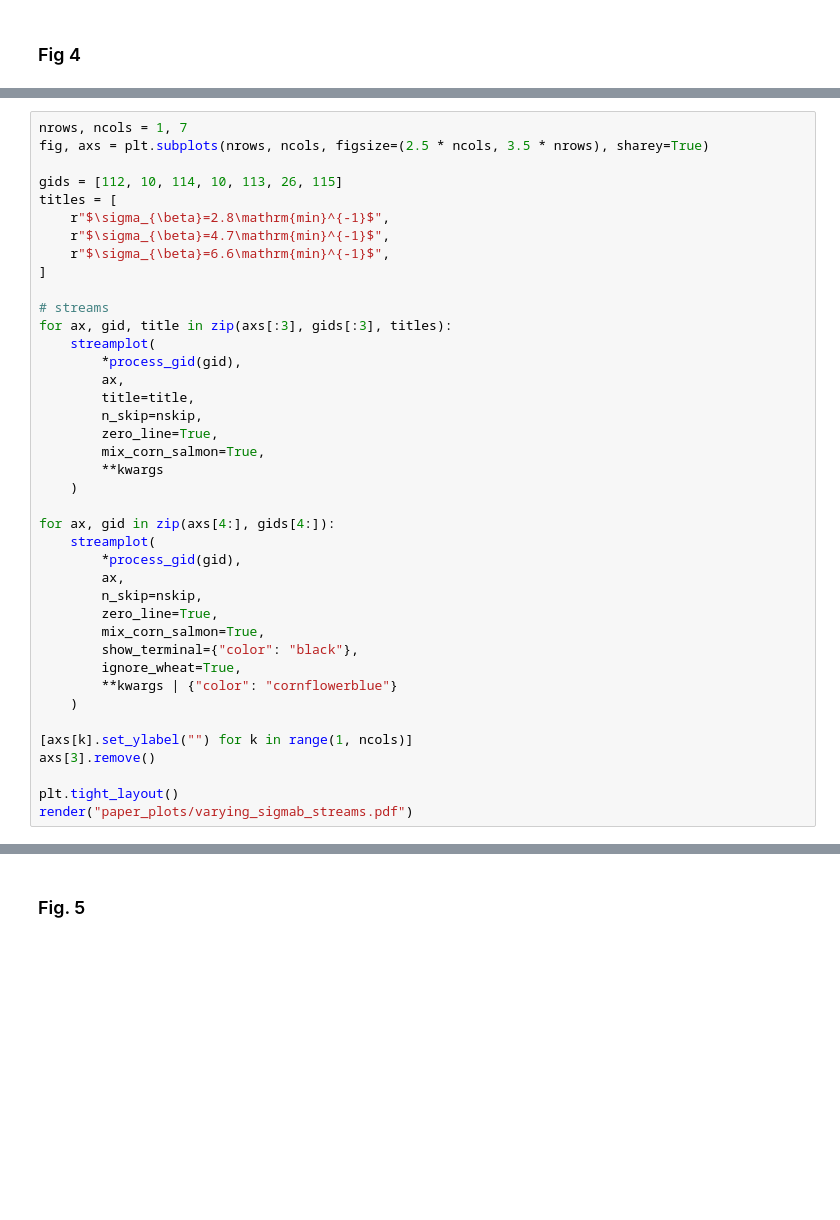
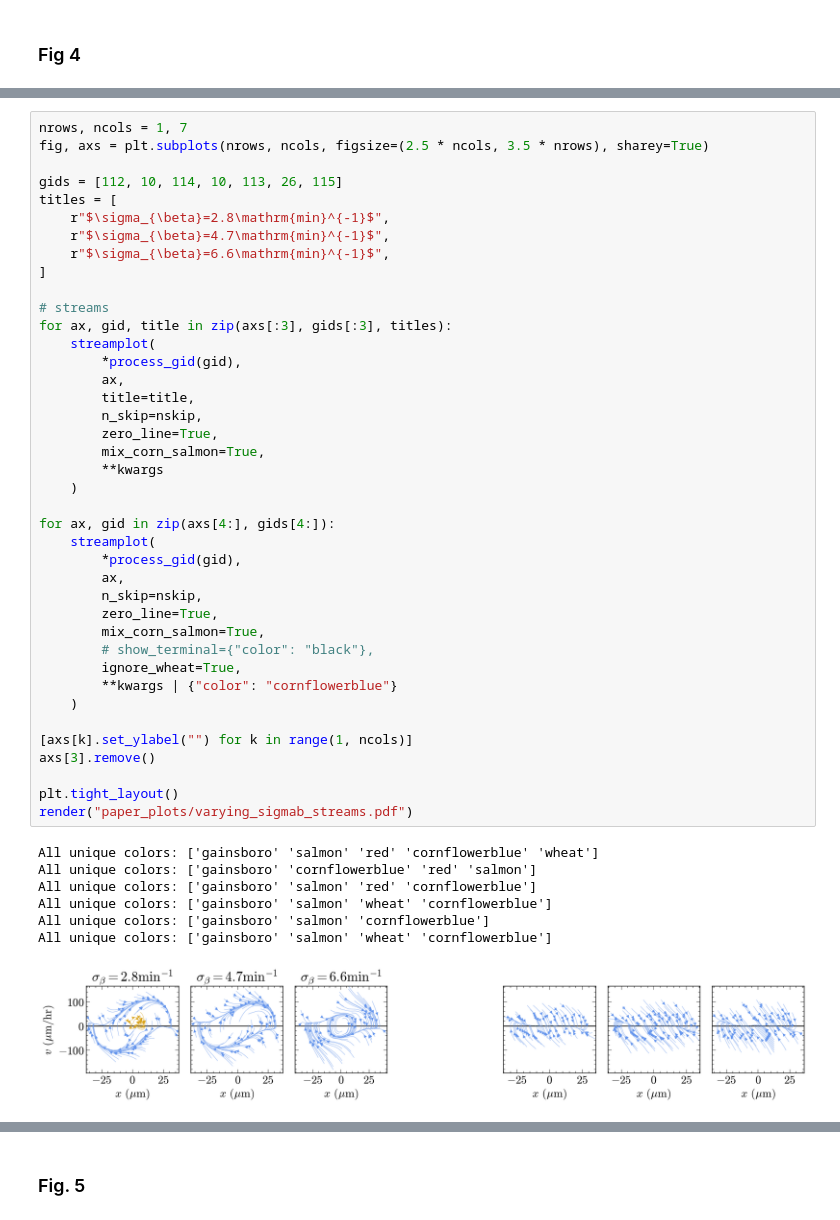
Before and after one commit to pedromzadeh/hopper, a Jupyter notebook: processing/streams.ipynb, the cells around one changed output, grey strips where cells are left out. Cells and saved outputs as stored; diff of their text form; blank space fills up the shorter version.

```diff
--- a/processing/streams.ipynb
+++ b/processing/streams.ipynb
@@ -379,34 +409,42 @@ titles = [
 ]
 
 # streams
 for ax, gid, title in zip(axs[:3], gids[:3], titles):
     streamplot(
         *process_gid(gid),
         ax,
         title=title,
         n_skip=nskip,
         zero_line=True,
         mix_corn_salmon=True,
         **kwargs
     )
 
 for ax, gid in zip(axs[4:], gids[4:]):
     streamplot(
         *process_gid(gid),
         ax,
         n_skip=nskip,
         zero_line=True,
         mix_corn_salmon=True,
-        show_terminal={"color": "black"},
+        # show_terminal={"color": "black"},
         ignore_wheat=True,
         **kwargs | {"color": "cornflowerblue"}
     )
 
 [axs[k].set_ylabel("") for k in range(1, ncols)]
 axs[3].remove()
 
 plt.tight_layout()
 render("paper_plots/varying_sigmab_streams.pdf")
+# %% [output]
+All unique colors: ['gainsboro' 'salmon' 'red' 'cornflowerblue' 'wheat']
+All unique colors: ['gainsboro' 'cornflowerblue' 'red' 'salmon']
+All unique colors: ['gainsboro' 'salmon' 'red' 'cornflowerblue']
+All unique colors: ['gainsboro' 'salmon' 'wheat' 'cornflowerblue']
+All unique colors: ['gainsboro' 'salmon' 'cornflowerblue']
+All unique colors: ['gainsboro' 'salmon' 'wheat' 'cornflowerblue']
+[figure, added]
 # %%
 nrows, ncols = 1, 7
 fig, axs = plt.subplots(nrows, ncols, figsize=(2.5 * ncols, 3.5 * nrows), sharey=True)
```
Also changed, not shown: parts of 12 cells of this notebook.
